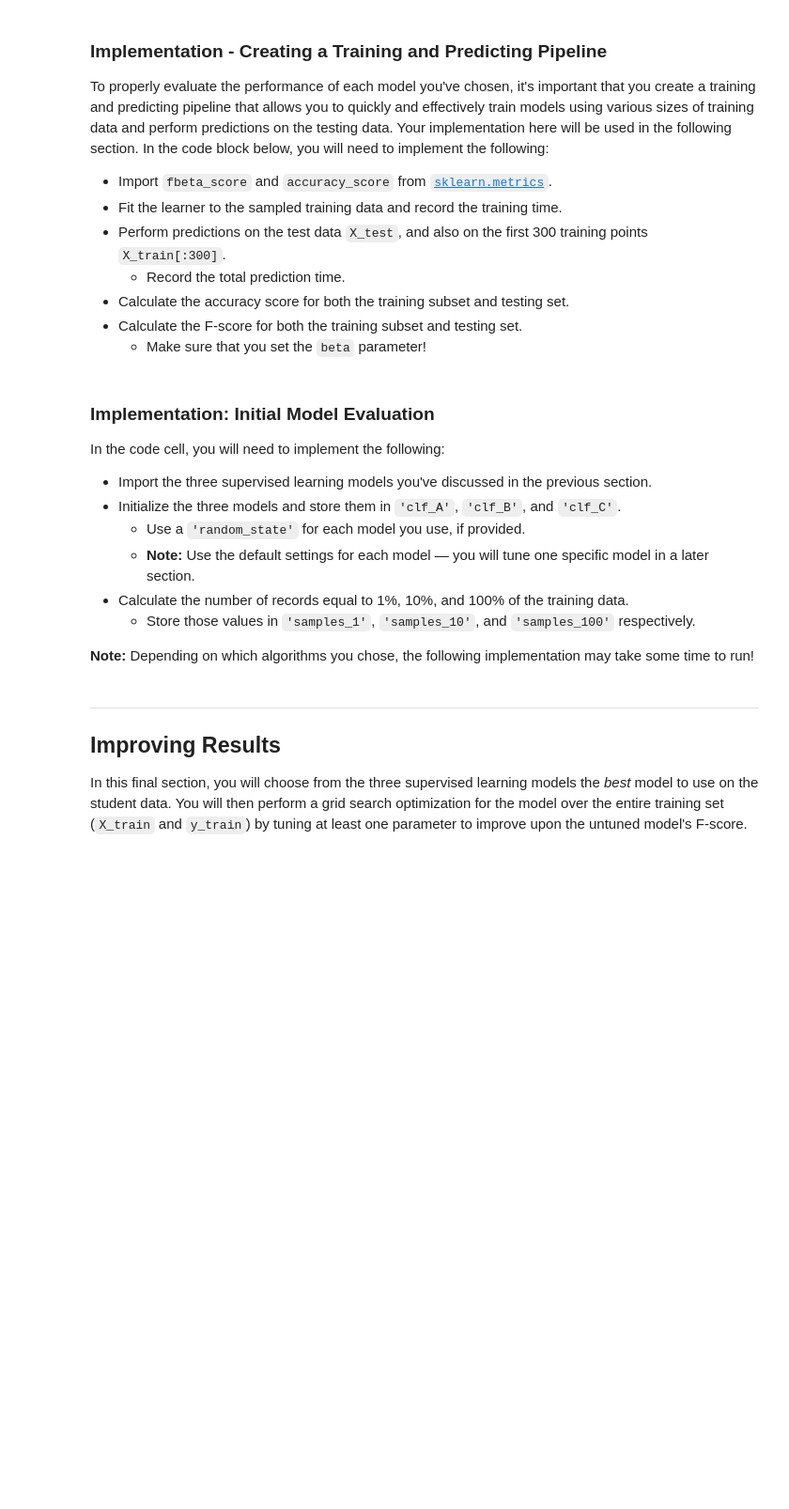
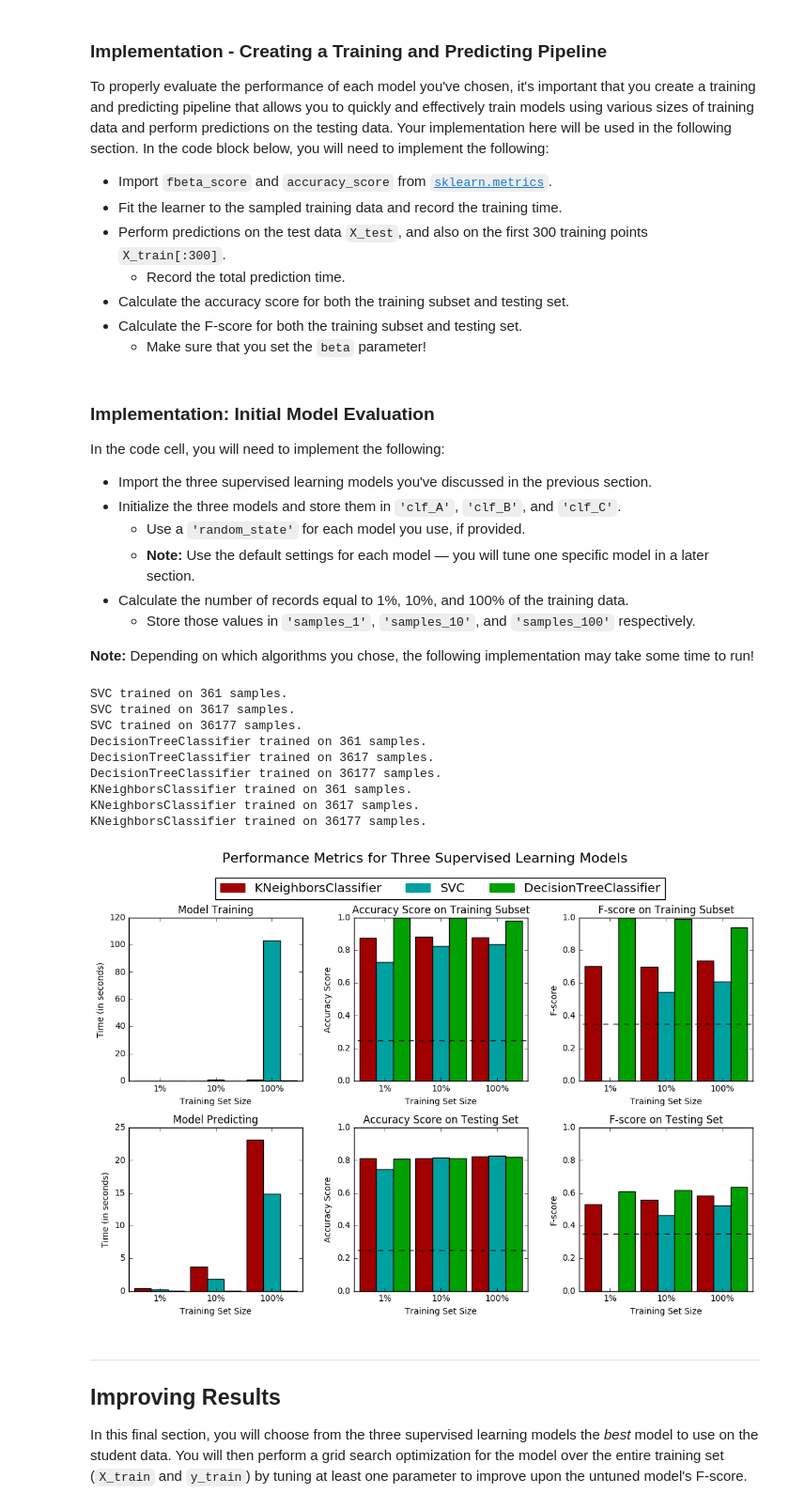
Before and after one commit to moderato/machine-learning, a Jupyter notebook: projects/finding_donors/finding_donors.ipynb, the cells around one changed output. Shown at 94% size. Cells and saved outputs as stored; diff of their text form; code cells hidden in the pictures; blank space fills up the shorter version.

```diff
--- a/projects/finding_donors/finding_donors.ipynb
+++ b/projects/finding_donors/finding_donors.ipynb
@@ -176,10 +188,15 @@ Looking at the distribution of classes (those who make at most \$50,000, and tho
 **Note:** You must use the code cell below and assign your results to `'accuracy'` and `'fscore'` to be used later.
 # %%
 # TODO: Calculate accuracy
-accuracy = None
+# Let >50K = Positive, <=50K = Negative
+accuracy = greater_percent / 100.0 # (TP+TN) / (TP+TN+FP+FN) = TP / ALL
 
 # TODO: Calculate F-score using the formula above for beta = 0.5
-fscore = None
+
+precision = accuracy # TP / (TP+FP) = TP / ALL = accuracy
+recall = 1 # TP / (TP+FN) = TP / TP = 1
+beta = 0.5
+fscore = (1+beta) * (precision*recall) / ((beta*beta*precision) + recall)
 
 # Print the results
 print "Naive Predictor: [Accuracy score: {:.4f}, F-score: {:.4f}]".format(accuracy, fscore)
@@ -215,6 +253,8 @@ In the code block below, you will need to implement the following:
    - Make sure that you set the `beta` parameter!
 # %%
 # TODO: Import two metrics from sklearn - fbeta_score and accuracy_score
+from sklearn.metrics import fbeta_score
+from sklearn.metrics import accuracy_score
 
 def train_predict(learner, sample_size, X_train, y_train, X_test, y_test):
     '''
@@ -231,33 +271,33 @@ def train_predict(learner, sample_size, X_train, y_train, X_test, y_test):
 
     # TODO: Fit the learner to the training data using slicing with 'sample_size'
     start = time() # Get start time
-    learner = None
+    learner.fit(X_train[:sample_size], y_train[:sample_size])
     end = time() # Get end time
 
     # TODO: Calculate the training time
-    results['train_time'] = None
+    results['train_time'] = end - start
 
     # TODO: Get the predictions on the test set,
     #       then get predictions on the first 300 training samples
     start = time() # Get start time
-    predictions_test = None
-    predictions_train = None
+    predictions_test = learner.predict(X_test)
+    predictions_train = learner.predict(X_train[:300])
     end = time() # Get end time
 
     # TODO: Calculate the total prediction time
-    results['pred_time'] = None
+    results['pred_time'] = end - start
 
     # TODO: Compute accuracy on the first 300 training samples
-    results['acc_train'] = None
+    results['acc_train'] = accuracy_score(predictions_train, y_train[:300])
 
     # TODO: Compute accuracy on test set
-    results['acc_test'] = None
+    results['acc_test'] = accuracy_score(predictions_test, y_test)
 
     # TODO: Compute F-score on the the first 300 training samples
-    results['f_train'] = None
+    results['f_train'] = fbeta_score(predictions_train, y_train[:300], beta=0.5)
 
     # TODO: Compute F-score on the test set
-    results['f_test'] = None
+    results['f_test'] = fbeta_score(predictions_test, y_test, beta=0.5)
 
     # Success
     print "{} trained on {} samples.".format(learner.__class__.__name__, sample_size)
@@ -277,28 +317,42 @@ In the code cell, you will need to implement the following:
 **Note:** Depending on which algorithms you chose, the following implementation may take some time to run!
 # %%
 # TODO: Import the three supervised learning models from sklearn
+from sklearn.svm import SVC
+from sklearn.tree import DecisionTreeClassifier as DTC
+from sklearn.neighbors import KNeighborsClassifier as KNN
 
 # TODO: Initialize the three models
-clf_A = None
-clf_B = None
-clf_C = None
+clf_A = SVC()
+clf_B = DTC()
+clf_C = KNN()
 
 # TODO: Calculate the number of samples for 1%, 10%, and 100% of the training data
-samples_1 = None
-samples_10 = None
-samples_100 = None
+samples_1 = int(len(X_train) * 0.01)
+samples_10 = int(len(X_train) * 0.1)
+samples_100 = len(X_train)
 
 # Collect results on the learners
 results = {}
 for clf in [clf_A, clf_B, clf_C]:
     clf_name = clf.__class__.__name__
     results[clf_name] = {}
     for i, samples in enumerate([samples_1, samples_10, samples_100]):
         results[clf_name][i] = \
         train_predict(clf, samples, X_train, y_train, X_test, y_test)
 
 # Run metrics visualization for the three supervised learning models chosen
 vs.evaluate(results, accuracy, fscore)
+# %% [output]
+SVC trained on 361 samples.
+SVC trained on 3617 samples.
+SVC trained on 36177 samples.
+DecisionTreeClassifier trained on 361 samples.
+DecisionTreeClassifier trained on 3617 samples.
+DecisionTreeClassifier trained on 36177 samples.
+KNeighborsClassifier trained on 361 samples.
+KNeighborsClassifier trained on 3617 samples.
+KNeighborsClassifier trained on 36177 samples.
+[figure, added]
 # %% [markdown]
 ----
 ## Improving Results
```
Also changed, not shown: parts of 25 cells of this notebook, 1 other file.
